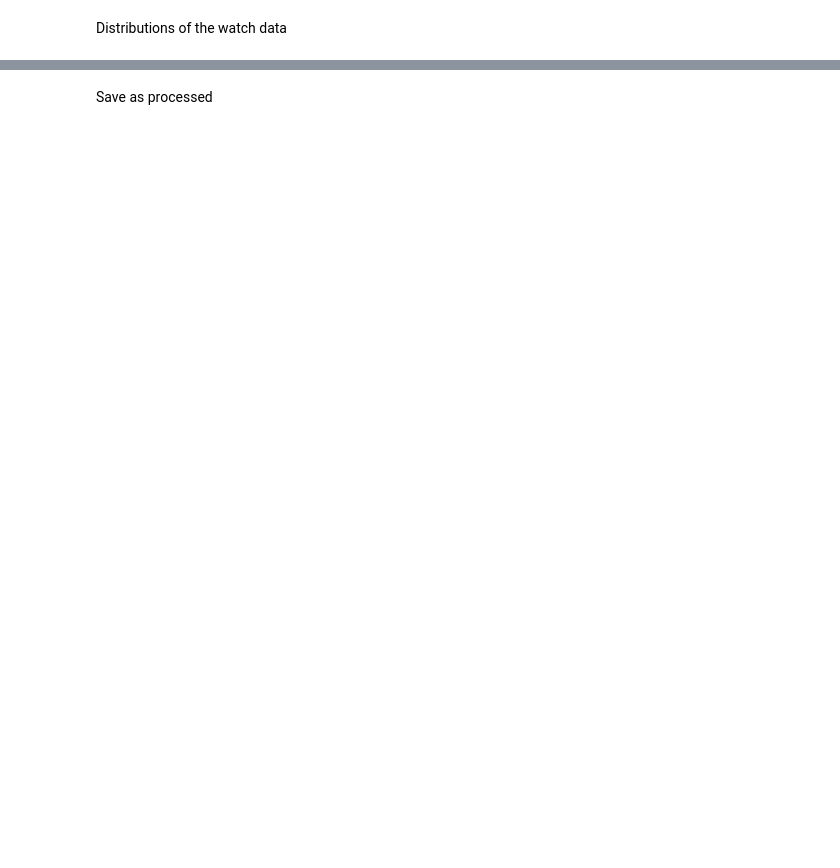
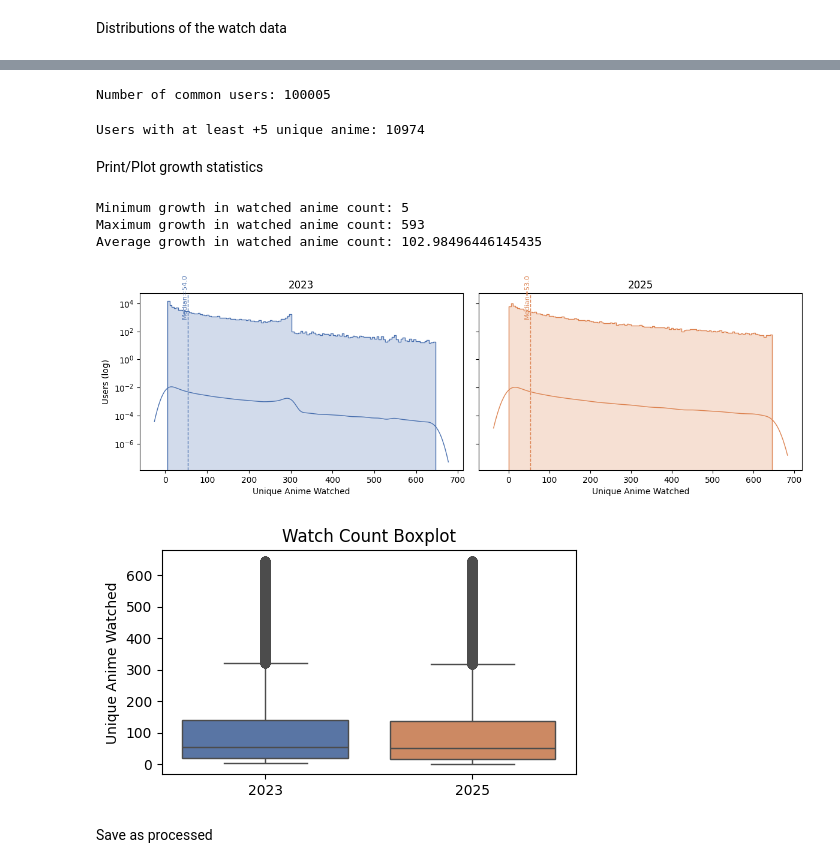
Before and after one commit to raahed/social-network-study-anime, a Jupyter notebook: notebook/preprocessed.ipynb, the cells around one changed output, grey strips where cells are left out. Cells and saved outputs as stored; diff of their text form; code cells hidden in the pictures; blank space fills up the shorter version.

```diff
--- a/notebook/preprocessed.ipynb
+++ b/notebook/preprocessed.ipynb
@@ -124,4 +121,4 @@ Clean the 2023 datasets using lower and upper boundary
 # %%
-watch_cleaned_23 = watch_filtered_23[watch_filtered_23['user_id'].isin(
+watch_boundary_23 = watch_reduced_23[watch_reduced_23['user_id'].isin(
     watch_count_23[(watch_count_23 >= lower_threshold) & (watch_count_23 <= upper_threshold)].index
 )]
@@ -139,3 +139,78 @@ Number of common users in 2023 and 2025 watchlists: 110780
+# %%
+# Remove first users, then filter for common users after applying boundaries
+watch_same_23, watch_same_25 = filter_common_users(watch_boundary_23, watch_boundary_25)
+# %% [output]
+Number of common users: 100005
+# %%
+min_increase = lower_threshold
+
+watch_count_23 = calc_watch_counts(watch_same_23)
+watch_count_25 = calc_watch_counts(watch_same_25)
+
+common_users = watch_count_23.index.intersection(watch_count_25.index)
+delta = watch_count_25.loc[common_users] - watch_count_23.loc[common_users]
+grown_users = delta[delta >= min_increase].index
+
+watch_shrunk_23 = watch_same_23[watch_same_23['user_id'].isin(grown_users)]
+watch_shrunk_25 = watch_same_25[watch_same_25['user_id'].isin(grown_users)]
+
+print(f"Users with at least +{min_increase} unique anime: {len(grown_users)}")
+# %% [output]
+Users with at least +5 unique anime: 10974
+# %% [markdown]
+Print/Plot growth statistics
+# %%
+growth_counts = delta.loc[grown_users]
+print("Minimum growth in watched anime count:", growth_counts.min())
+print("Maximum growth in watched anime count:", growth_counts.max())
+print("Average growth in watched anime count:", growth_counts.mean())
+# %% [output]
+Minimum growth in watched anime count: 5
+Maximum growth in watched anime count: 593
+Average growth in watched anime count: 102.98496446145435
+# %%
+fig, axes = plt.subplots(1, 2, figsize=(12,4), sharey=True)
+bins_23 = np.histogram_bin_edges(watch_count_23, bins='fd')  # Freedman–Diaconis
+bins_25 = np.histogram_bin_edges(watch_count_25, bins='fd')
+
+sns.histplot(watch_count_23, bins=bins_23, ax=axes[0], color='#4C72B0',
+             edgecolor='#4C72B0', alpha=0.25, element='step')
+sns.kdeplot(watch_count_23, ax=axes[0], color='#4C72B0', lw=1)
+axes[0].set_yscale('log')
+axes[0].set_title('2023')
+axes[0].set_xlabel('Unique Anime Watched')
+axes[0].set_ylabel('Users (log)')
+m23 = watch_count_23.median()
+axes[0].axvline(m23, color='#4C72B0', ls='--', lw=1)
+axes[0].text(m23, axes[0].get_ylim()[1]*0.6, f'Median={m23}', rotation=90,
+             va='center', ha='right', color='#4C72B0', fontsize=8)
+
+sns.histplot(watch_count_25, bins=bins_25, ax=axes[1], color='#DD8452',
+             edgecolor='#DD8452', alpha=0.25, element='step')
+sns.kdeplot(watch_count_25, ax=axes[1], color='#DD8452', lw=1)
+axes[1].set_yscale('log')
+axes[1].set_title('2025')
+axes[1].set_xlabel('Unique Anime Watched')
+m25 = watch_count_25.median()
+axes[1].axvline(m25, color='#DD8452', ls='--', lw=1)
+axes[1].text(m25, axes[1].get_ylim()[1]*0.6, f'Median={m25}', rotation=90,
+             va='center', ha='right', color='#DD8452', fontsize=8)
+
+plt.tight_layout()
+plt.show()
+
+# Compact combined summary (optional)
+plt.figure(figsize=(5,3))
+sns.boxplot(data=[watch_count_23.values, watch_count_25.values],
+            palette=['#4C72B0', '#DD8452'])
+plt.xticks([0,1], ['2023','2025'])
+plt.ylabel('Unique Anime Watched')
+plt.title('Watch Count Boxplot')
+plt.tight_layout()
+plt.show()
+# %% [output]
+[figure, added]
+[figure, added]
 # %% [markdown]
 Save as processed
 # %%
```
Also changed, not shown: parts of 21 cells of this notebook, 2 other files.
